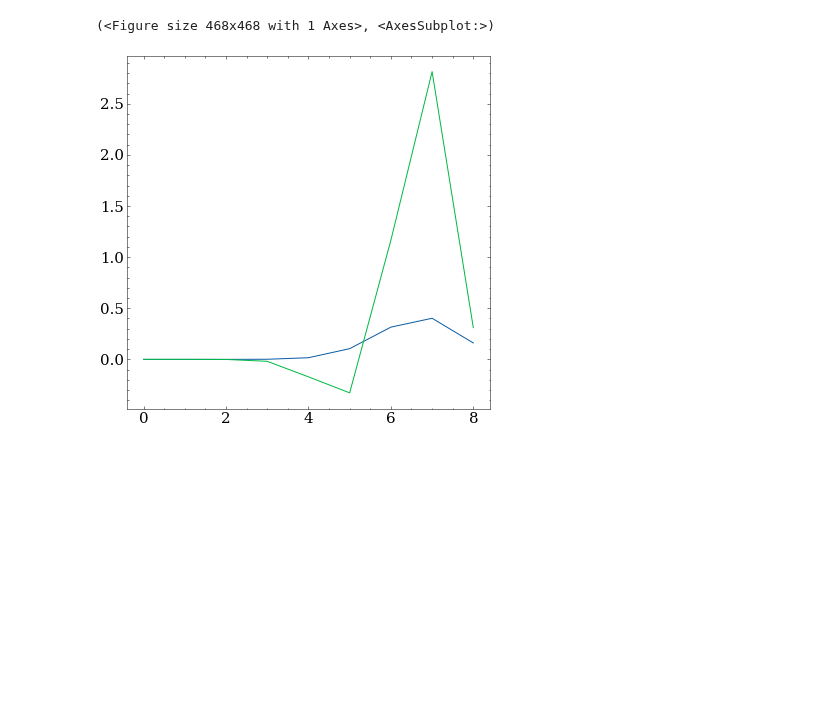
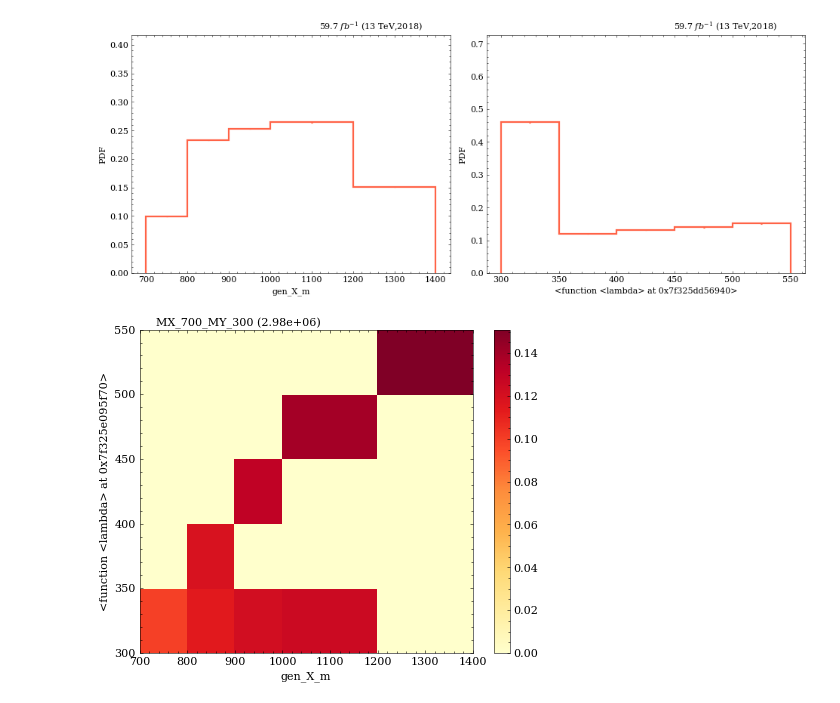
Before and after one commit to ekoenig4/analysis, a Jupyter notebook: jupyter/eightb/weaver/feature_standardizer.ipynb, the cells around one changed output. Saved outputs shown, nothing was run; the diff lists cells and outputs as text; code cells hidden in the pictures; blank space fills up the shorter version.

```diff
--- a/jupyter/eightb/weaver/feature_standardizer.ipynb
+++ b/jupyter/eightb/weaver/feature_standardizer.ipynb
@@ -26,3 +24,7 @@ tree = Tree(fc.eightb.training.NMSSM_XYY_YToHH_8b_MX_1000_MY_450)
+# %%
+def _subset(f):
+  return f.replace('ntuple.root','output/ntuple_1*')
+tree = ObjIter([ Tree( _subset(f) ) for f in fc.eightb.training.signal_list ])
 # %%
 jet_features = ["jet_ptRegressed",
                 "jet_mRegressed",
@@ -105,5 +80,0 @@ graph_arrays([x, x],[event_weights, y])
-# %%
-graph_arrays([x,x],[nfound.histo, y*x*nfound.histo, ])
-# %% [output]
-(<Figure size 468x468 with 1 Axes>, <AxesSubplot:>)
-[figure, removed]
@@ -109,0 +84,18 @@ graph_arrays([x,x],[nfound.histo, y*x*nfound.histo, ])
+# %%
+study.quick_region(
+  tree,
+  varlist=['gen_X_m', lambda t: (t.gen_Y1_m+t.gen_Y2_m)/2],
+  binlist=[np.array((700,800,900,1000,1200,1400)),np.array((300,350,400,450,500,550))],
+  efficiency=True,
+)
+# %% [output]
+[figure, added]
+# %%
+study.quick2d_region(
+  tree,
+  varlist=['gen_X_m', lambda t: (t.gen_Y1_m+t.gen_Y2_m)/2],
+  binlist=[np.array((700,800,900,1000,1200,1400)),np.array((300,350,400,450,500,550))],
+  efficiency=True,
+)
+# %% [output]
+[figure, added]
```
Also changed, not shown: parts of 24 cells of this notebook, 9 other files.
